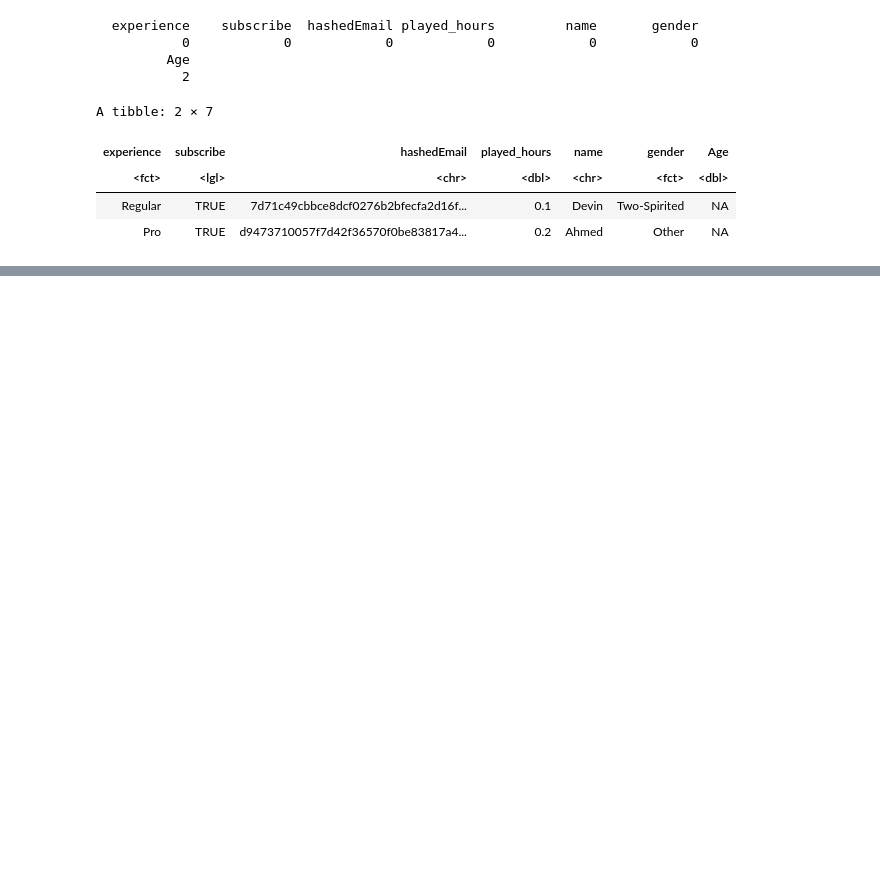
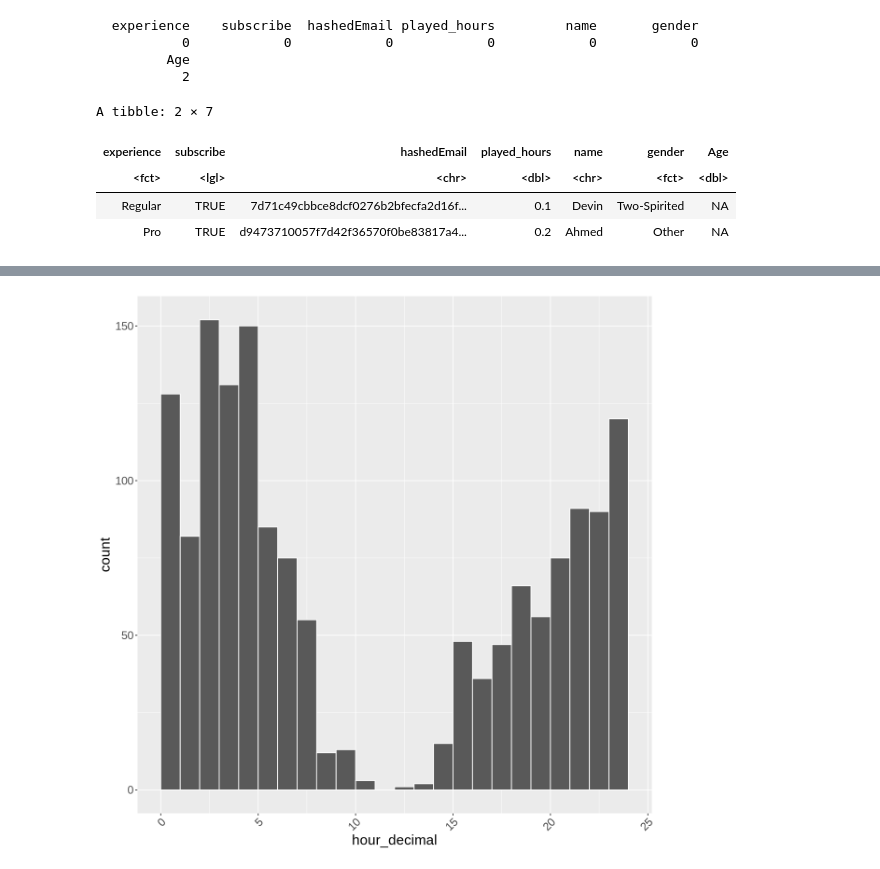
Before and after one commit to achen45-png/toy_ds_project, a Jupyter notebook: ds_indv_project.ipynb, the cells around one changed output, grey strips where cells are left out. Drawn from its saved outputs; the diff is of its cells as text; code cells hidden in the pictures; blank space fills up the shorter version.

```diff
--- a/ds_indv_project.ipynb
+++ b/ds_indv_project.ipynb
@@ -158,0 +184,16 @@ A tibble: 1535 × 5
+# %%
+sessions2 <- sessions |>
+    separate(start_time, c("start_date", "start_time"), sep = " ") |>
+    separate(start_time, c("hour", "minute"), sep = ":")
+
+sessions3 <- sessions2 |>
+    mutate(minute = as.double(minute)) |>
+    mutate(minute = minute / 60) |>
+    mutate(hour = as.double(hour)) |>
+    mutate(hour_decimal = hour + minute) |>
+    select(-hour, -minute)
+    #transform(hour_decimal = paste0(hour, minute)) NVM I'M JUST SUPPOSED TO ADD THEM LMAOOOOOO
+sessions3
+
+arrange(sessions3, desc(hour_decimal))
+filter(sessions3, hour_decimal == 0)
@@ -244,0 +375,12 @@ player_age
+# %%
+session_start <- na.omit(sessions3) |>
+    ggplot(aes(hour_decimal)) +
+        geom_histogram(colour = "white", binwidth = 1, boundary = 0) +
+        labs() +
+        theme(text = element_text(size = 18), plot.title = element_text(hjust = 0.5),
+             axis.text.x = element_text(angle = 45, hjust = 1)) +
+        scale_fill_brewer(palette = "Dark2") +
+        scale_x_continuous(limits = c(0, 24))
+session_start
+# %% [output]
+[figure, added]
```
Also changed, not shown: parts of 11 cells of this notebook.
